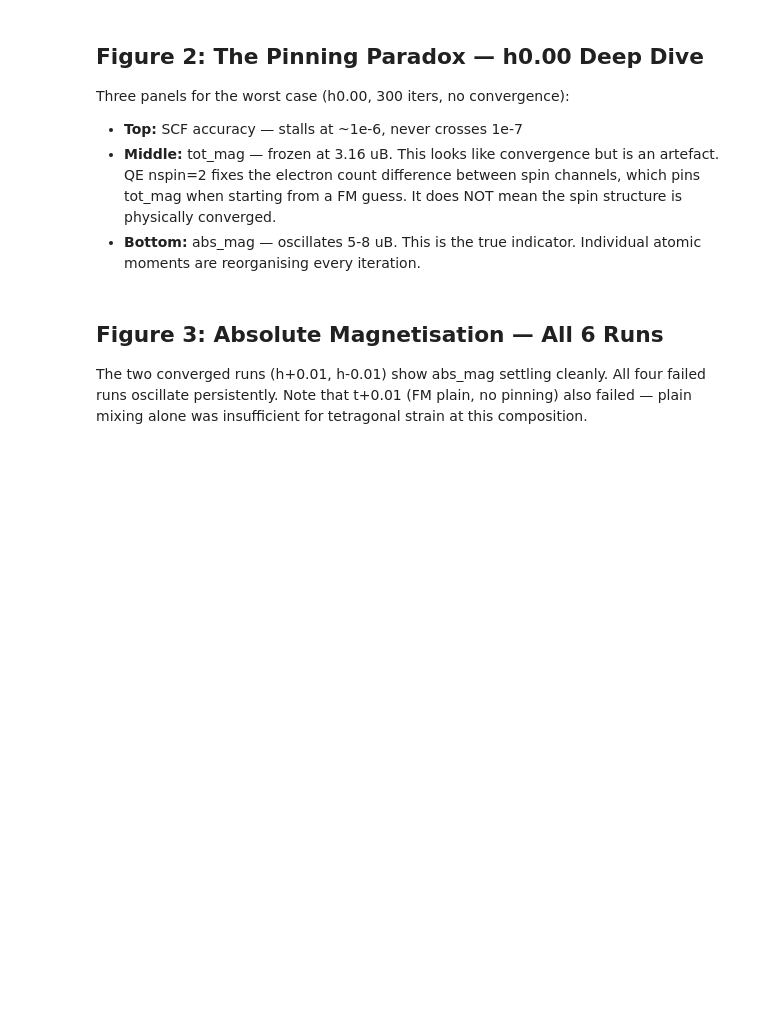
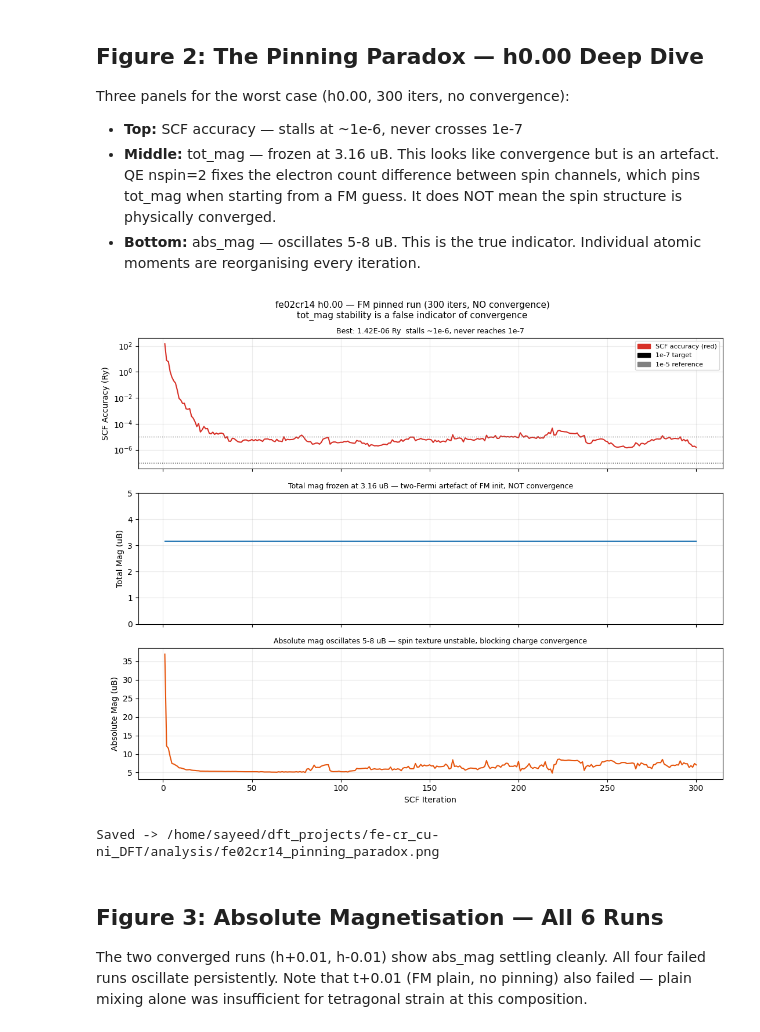
Before and after one commit to submerged-in-matrix/fe-cr_cu-ni_DFT, a Jupyter notebook: notebooks/fe02cr14_convergence_study.ipynb, the cells around one changed output. Drawn from its saved outputs; the diff is of its cells as text; code cells hidden in the pictures; blank space fills up the shorter version.

```diff
--- a/notebooks/fe02cr14_convergence_study.ipynb
+++ b/notebooks/fe02cr14_convergence_study.ipynb
@@ -127,6 +138,8 @@ Three panels for the worst case (h0.00, 300 iters, no convergence):
 - **Bottom:** abs_mag — oscillates 5-8 uB. This is the true indicator.
   Individual atomic moments are reorganising every iteration.
 # %%
+from matplotlib.patches import Patch
+
 key = 'h0.00 pinned-localTF'
 d = DATA.get(key)
 if d is None:
@@ -135,34 +148,41 @@ else:
     fig, axes = plt.subplots(3, 1, figsize=(11, 9), sharex=True)
     fig.suptitle('fe02cr14 h0.00 — FM pinned run (300 iters, NO convergence)\n'
                  'tot_mag stability is a false indicator of convergence', fontsize=11)
 
     n = len(d['acc'])
     axes[0].semilogy(range(1, n+1), d['acc'], color='#d73027', lw=1.5)
     axes[0].axhline(1e-7, color='black', ls=':', lw=1, label='target 1e-7')
     axes[0].axhline(1e-5, color='gray',  ls=':', lw=1, label='1e-5 ref')
     axes[0].set_ylabel('SCF Accuracy (Ry)', fontsize=10)
     axes[0].set_title(f'Best: {min(d["acc"]):.2E} Ry  stalls ~1e-6, never reaches 1e-7', fontsize=9)
-    axes[0].legend(fontsize=8)
+    axes[0].legend(handles=[
+    Patch(color='#d73027', label='SCF accuracy (red)'),
+    Patch(color='black',   label='1e-7 target'),
+    Patch(color='gray',    label='1e-5 reference'),
+], fontsize=8)
     axes[0].grid(True, which='both', alpha=0.25)
 
     nm = len(d['tot_mag'])
     axes[1].plot(range(1, nm+1), d['tot_mag'], color='#2c7bb6', lw=1.5)
     axes[1].set_ylabel('Total Mag (uB)', fontsize=10)
     axes[1].set_title('Total mag frozen at 3.16 uB — two-Fermi artefact of FM init, NOT convergence', fontsize=9)
     axes[1].set_ylim(0, 5)
     axes[1].grid(True, alpha=0.25)
 
     na = len(d['abs_mag'])
     axes[2].plot(range(1, na+1), d['abs_mag'], color='#e6550d', lw=1.5)
     axes[2].set_ylabel('Absolute Mag (uB)', fontsize=10)
     axes[2].set_xlabel('SCF Iteration', fontsize=10)
     axes[2].set_title('Absolute mag oscillates 5-8 uB — spin texture unstable, blocking charge convergence', fontsize=9)
     axes[2].grid(True, alpha=0.25)
 
     plt.tight_layout()
     fig.savefig(OUT / 'fe02cr14_pinning_paradox.png', dpi=150, bbox_inches='tight')
     plt.show()
     print(f'Saved -> {OUT}/fe02cr14_pinning_paradox.png')
+# %% [output]
+[figure, added]
+Saved -> /home/sayeed/dft_projects/fe-cr_cu-ni_DFT/analysis/fe02cr14_pinning_paradox.png
 # %% [markdown]
 ## Figure 3: Absolute Magnetisation — All 6 Runs
 
```
Also changed, not shown: parts of 7 cells of this notebook, 6 other files.
